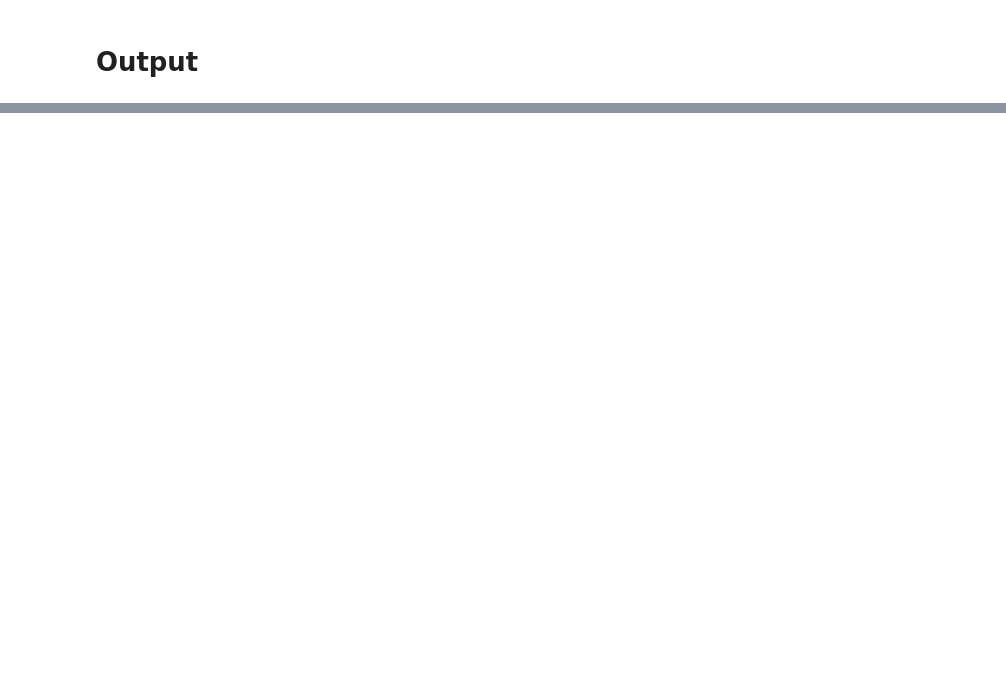
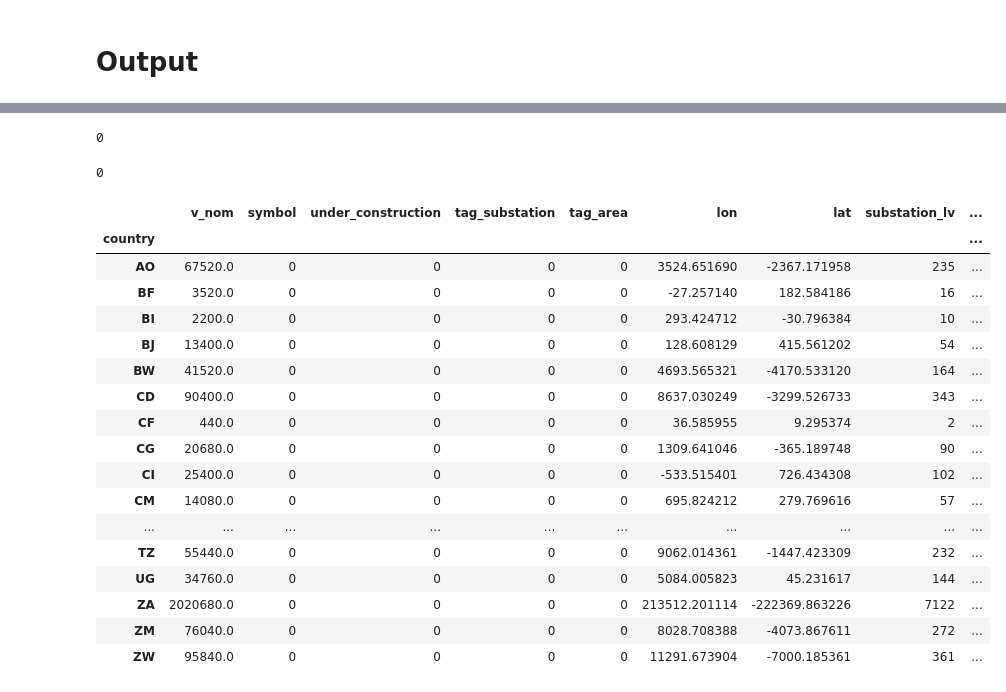
Before and after one commit to pypsa-meets-earth/pypsa-africa-hackathon, a Jupyter notebook: notebooks/build_bus_regions.ipynb, the cells around one changed output, grey strips where cells are left out. Cells and saved outputs as stored; diff of their text form; code cells hidden in the pictures; blank space fills up the shorter version.

```diff
--- a/notebooks/build_bus_regions.ipynb
+++ b/notebooks/build_bus_regions.ipynb
@@ -55,0 +80,32 @@ off_shore.plot(ax=ax, color="red")
+# %%
+c_b = n.buses.country == "NA"
+n.buses.substation_off
+b = (n.buses.substation_off & c_b)
+b.sum()
+# %% [output]
+0
+# %%
+c_b.sum()
+# %% [output]
+0
+# %%
+n.buses.groupby("country").sum()
+# %% [output]
+|  | v_nom | symbol | under_construction | tag_substation | tag_area | lon | lat | substation_lv | ... |
+| country |  |  |  |  |  |  |  |  | ... |
+| AO | 67520.0 | 0 | 0 | 0 | 0 | 3524.651690 | -2367.171958 | 235 | ... |
+| BF | 3520.0 | 0 | 0 | 0 | 0 | -27.257140 | 182.584186 | 16 | ... |
+| BI | 2200.0 | 0 | 0 | 0 | 0 | 293.424712 | -30.796384 | 10 | ... |
+| BJ | 13400.0 | 0 | 0 | 0 | 0 | 128.608129 | 415.561202 | 54 | ... |
+| BW | 41520.0 | 0 | 0 | 0 | 0 | 4693.565321 | -4170.533120 | 164 | ... |
+| CD | 90400.0 | 0 | 0 | 0 | 0 | 8637.030249 | -3299.526733 | 343 | ... |
+| CF | 440.0 | 0 | 0 | 0 | 0 | 36.585955 | 9.295374 | 2 | ... |
+| CG | 20680.0 | 0 | 0 | 0 | 0 | 1309.641046 | -365.189748 | 90 | ... |
+| CI | 25400.0 | 0 | 0 | 0 | 0 | -533.515401 | 726.434308 | 102 | ... |
+| CM | 14080.0 | 0 | 0 | 0 | 0 | 695.824212 | 279.769616 | 57 | ... |
+| ... | ... | ... | ... | ... | ... | ... | ... | ... | ... |
+| TZ | 55440.0 | 0 | 0 | 0 | 0 | 9062.014361 | -1447.423309 | 232 | ... |
+| UG | 34760.0 | 0 | 0 | 0 | 0 | 5084.005823 | 45.231617 | 144 | ... |
+| ZA | 2020680.0 | 0 | 0 | 0 | 0 | 213512.201114 | -222369.863226 | 7122 | ... |
+| ZM | 76040.0 | 0 | 0 | 0 | 0 | 8028.708388 | -4073.867611 | 272 | ... |
+| ZW | 95840.0 | 0 | 0 | 0 | 0 | 11291.673904 | -7000.185361 | 361 | ... |
```
Also changed, not shown: parts of 8 cells of this notebook.
